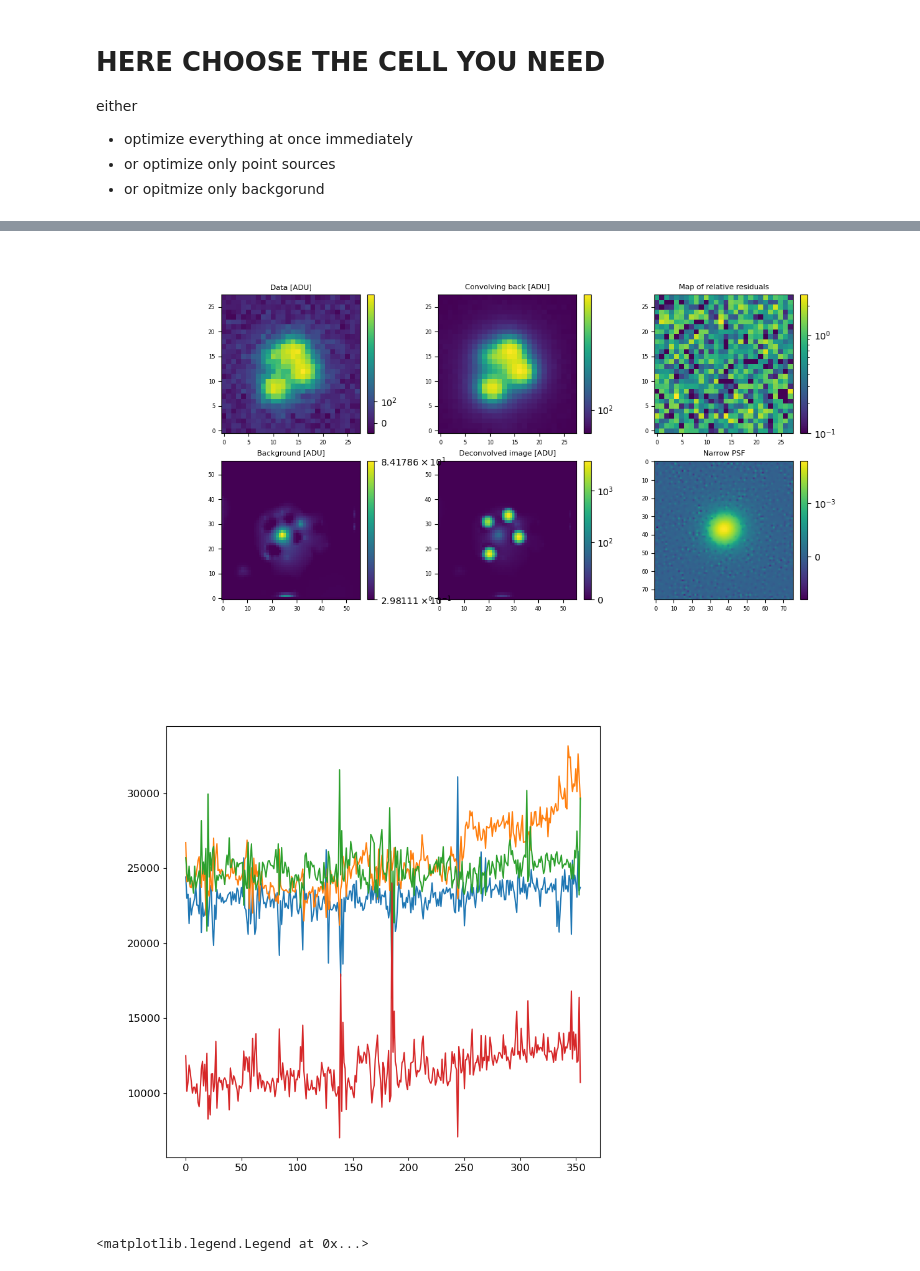
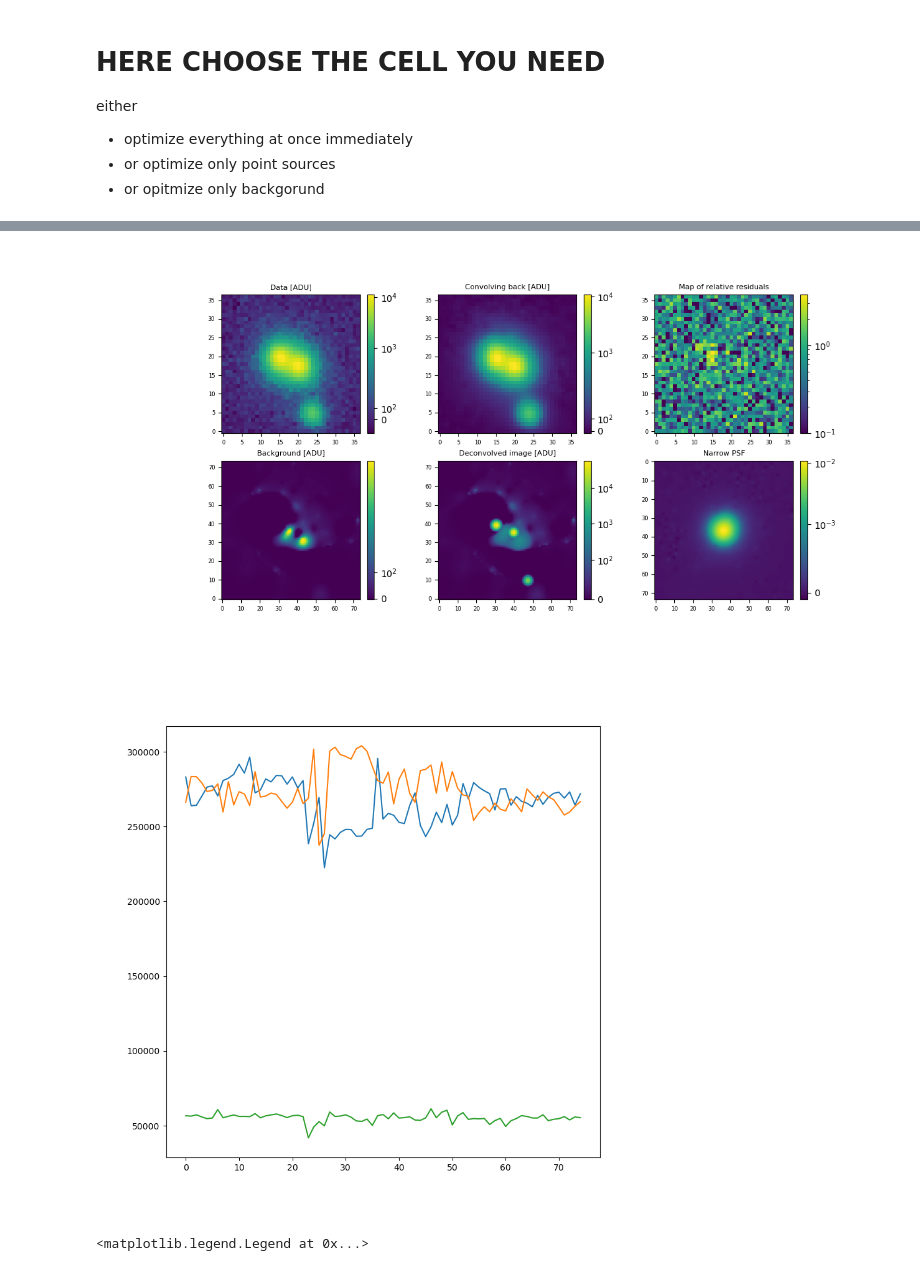
Before and after one commit to COSMOGRAIL/COSMOULINE, a Jupyter notebook: pipe/7_deconv_lens/2_deconv.ipynb, the cells around one changed output, grey strips where cells are left out. Drawn from its saved outputs; the diff is of its cells as text; code cells hidden in the pictures.

```diff
--- a/pipe/7_deconv_lens/2_deconv.ipynb
+++ b/pipe/7_deconv_lens/2_deconv.ipynb
@@ -234,20 +224,20 @@ off = (im_size-1) / 2. # removing im_size / 2 because starred has (0,0) = center
 
 initial_c_x = xs - off
 initial_c_y = ys - off
-initial_a = [15000., 16000., 16000., 9000.]
-initial_a = epochs*[1.5 * e for e in initial_a]
+initial_a = [15000., 15000., 3000]
+initial_a = epochs*[20. * e for e in initial_a]
 model, kwargs_init, kwargs_up, kwargs_down, kwargs_fixed = setup_model(data,
                                                                        noisemap**2,
                                                                        s,
-                                                                       initial_c_x,
-                                                                       initial_c_y,
+                                                                       initial_c_x+0.1,
+                                                                       initial_c_y-0.2,
                                                                        subsampling_factor,
                                                                        initial_a)
 
 
 
 
-#kwargs_init['kwargs_background']['h'] = h_est.flatten()
+kwargs_init['kwargs_background']['h'] = h_est.flatten()
 # first look at what our model is like given our initial guess:
 view_deconv_model(model, kwargs_init, data, noisemap**2)
 # %% [output]
@@ -271,12 +261,12 @@ either
 # Point source tuning
 
 kwargs_fixed = {
-    'kwargs_analytic': {},
+    'kwargs_analytic': {'c_x': kwargs_init['kwargs_analytic']['c_x'],
+                       'c_y': kwargs_init['kwargs_analytic']['c_y']},
     'kwargs_background':  {'h': kwargs_init['kwargs_background']['h']},
 }
 
-parameters = ParametersDeconv(model,
-                              kwargs_init=kwargs_init,
+parameters = ParametersDeconv(kwargs_init=kwargs_init,
                               kwargs_fixed=kwargs_fixed,
                               kwargs_up=kwargs_up,
                               kwargs_down=kwargs_down)
@@ -291,14 +281,14 @@ optim = Optimizer(loss, parameters, method='adabelief')
 
 
 optimiser_optax_option = {
-                            'max_iterations':1500, 'min_iterations':None,
-                            'init_learning_rate':4e-3, 'schedule_learning_rate':True,
+                            'max_iterations':3000, 'min_iterations':None,
+                            'init_learning_rate':1e-4, 'schedule_learning_rate':True,
                             'restart_from_init':True, 'stop_at_loss_increase':False,
                             'progress_bar':True, 'return_param_history':True
                           }
 
 best_fit, logL_best_fit, extra_fields, runtime = optim.minimize(**optimiser_optax_option)
-#best_fit, logL_best_fit, extra_fields, runtime = optim.minimize(maxiter=500)
+#best_fit, logL_best_fit, extra_fields, runtime = optim.minimize(maxiter=10)
 kwargs_partial = deepcopy(parameters.best_fit_values(as_kwargs=True))
 
 plt.figure()
@@ -410,8 +399,7 @@ kwargs_fixed = {
     'kwargs_background': {},
 }
 
-parameters = ParametersDeconv(model,
-                              kwargs_init=kwargs_partial,
+parameters = ParametersDeconv(kwargs_init=kwargs_partial,
                               kwargs_fixed=kwargs_fixed,
                               kwargs_up=kwargs_up,
                               kwargs_down=kwargs_down)
@@ -419,7 +407,7 @@ parameters = ParametersDeconv(model,
 loss = Loss(data, model, parameters, noisemap**2,
             regularization_terms='l1_starlet',
             regularization_strength_scales=1.0,
-            regularization_strength_hf=15.0,
+            regularization_strength_hf=2.0,
             regularization_strength_positivity=0.1,
             W=W)
 
@@ -429,8 +417,8 @@ if optimstr == 'adabelief':
 
 
     optimiser_optax_option = {
-                                'max_iterations':2000, 'min_iterations':None,
-                                'init_learning_rate':2e-3, 'schedule_learning_rate':False,
+                                'max_iterations':5000, 'min_iterations':None,
+                                'init_learning_rate':2e-2, 'schedule_learning_rate':False,
                                 'restart_from_init':True, 'stop_at_loss_increase':False,
                                 'progress_bar':True, 'return_param_history':True
                               }
@@ -456,6 +450,6 @@ view_deconv_model(model, kwargs_final, data, noisemap**2)
 # %%
 # Retrieving different elements of the deconvolved image
-epoch = 80
+epoch = 0
 output = model.model(kwargs_final)[epoch]
 deconv, h = model.getDeconvolved(kwargs_final, epoch)
 
@@ -491,23 +485,23 @@ fig.colorbar(axs[1,0].imshow(h, norm=colors.SymLogNorm(linthresh=5e2), origin='l
 fig.colorbar(axs[1,1].imshow(deconv, norm=colors.SymLogNorm(linthresh=1e2), origin='lower'), ax=axs[1,1], fraction=fraction, pad=pad)
 fig.colorbar(axs[1,2].imshow(s[epoch,:,:], norm=colors.SymLogNorm(linthresh=1e-3)), ax=axs[1,2], fraction=fraction, pad=pad);
 # %% [output]
-[figure, old version]
+[figure, new version]
 # %%
 # intensities
 A = kwargs_final['kwargs_analytic']['a']
 curves = []
-M = 4
+M = 3
 for i in range(M):
     curves.append(A[i::M]*model.scale)
 # %%
 # make sure there's nothing fishy:
 plt.figure(figsize=(9,9))
 for i in range(M):
-    plt.plot(curves[i], label='ABCDb'[i])
+    plt.plot(curves[i], label='ABs'[i])
 plt.show()
 plt.legend()
 # %% [output]
-[figure, old version]
+[figure, new version]
 <matplotlib.legend.Legend at 0x...>
 # %%
 # write the light curves.
```
Also changed, not shown: parts of 19 cells of this notebook, 7 other files.
